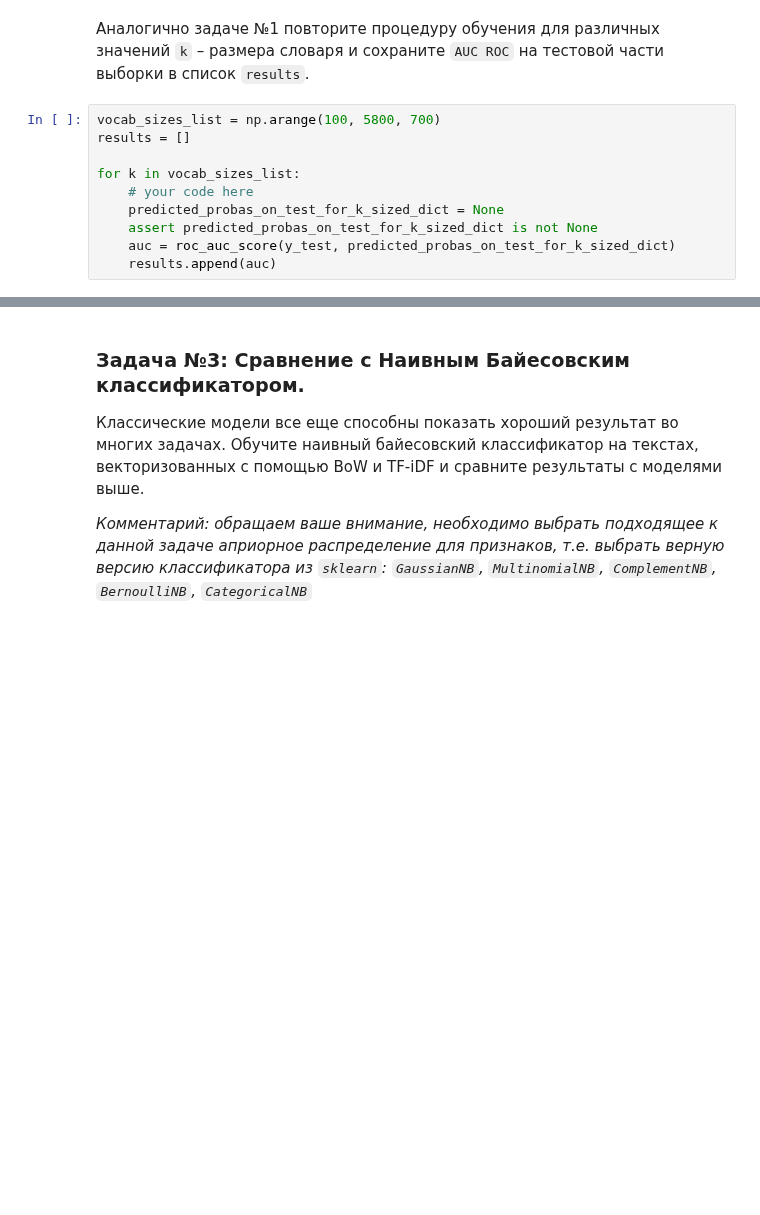
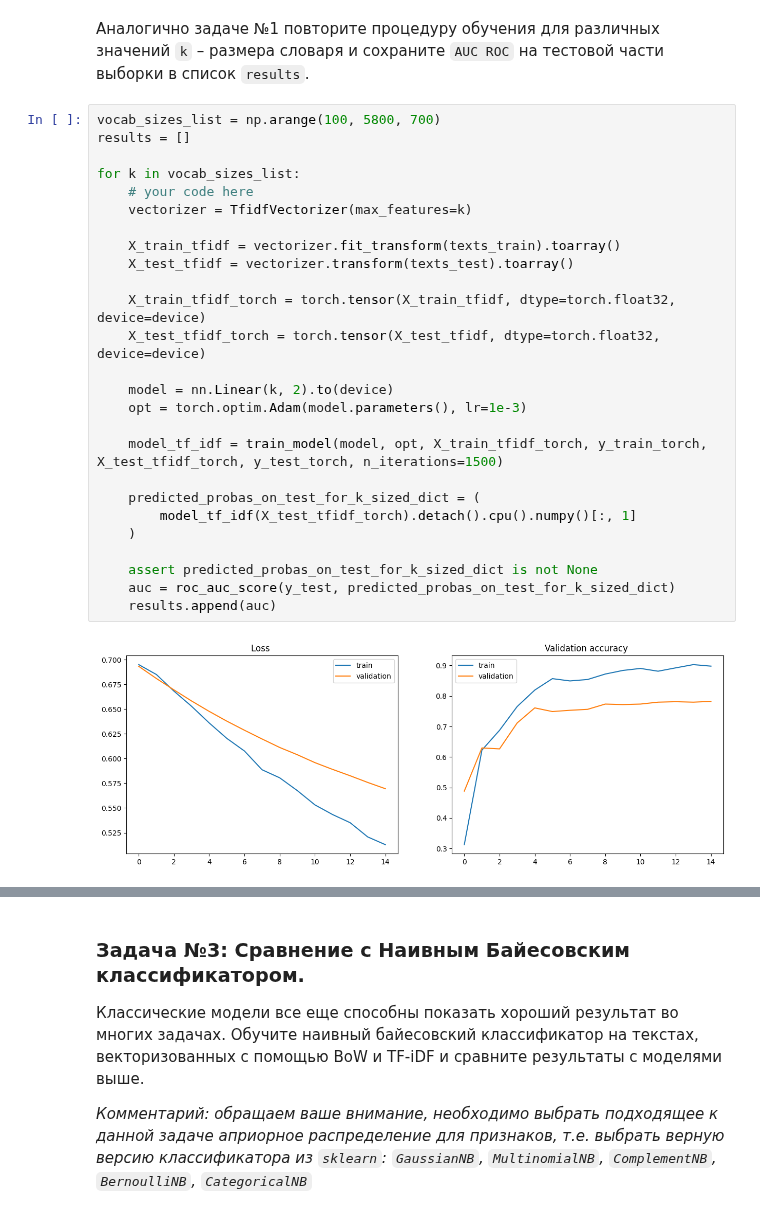
Before and after one commit to h4nd0m/yandex-ml-training-2.0--nlp-, a Jupyter notebook: 4-5. machine translation_BERT_GPT_T5/4/assignment_classic_text_classification__ru_ipynb_txt.ipynb, the cells around one changed output, grey strips where cells are left out. Saved outputs shown, nothing was run; the diff lists cells and outputs as text; blank space fills up the shorter version.

```diff
--- a/4-5. machine translation_BERT_GPT_T5/4/assignment_classic_text_classification__ru_ipynb_txt.ipynb
+++ b/4-5. machine translation_BERT_GPT_T5/4/assignment_classic_text_classification__ru_ipynb_txt.ipynb
@@ -421,13 +430,31 @@ assert (
 # %%
 vocab_sizes_list = np.arange(100, 5800, 700)
 results = []
 
 for k in vocab_sizes_list:
     # your code here
-    predicted_probas_on_test_for_k_sized_dict = None
+    vectorizer = TfidfVectorizer(max_features=k)
+
+    X_train_tfidf = vectorizer.fit_transform(texts_train).toarray()
+    X_test_tfidf = vectorizer.transform(texts_test).toarray()
+
+    X_train_tfidf_torch = torch.tensor(X_train_tfidf, dtype=torch.float32, device=device)
+    X_test_tfidf_torch = torch.tensor(X_test_tfidf, dtype=torch.float32, device=device)
+
+    model = nn.Linear(k, 2).to(device)
+    opt = torch.optim.Adam(model.parameters(), lr=1e-3)
+
+    model_tf_idf = train_model(model, opt, X_train_tfidf_torch, y_train_torch, X_test_tfidf_torch, y_test_torch, n_iterations=1500)
+
+    predicted_probas_on_test_for_k_sized_dict = (
+        model_tf_idf(X_test_tfidf_torch).detach().cpu().numpy()[:, 1]
+    )
+
     assert predicted_probas_on_test_for_k_sized_dict is not None
     auc = roc_auc_score(y_test, predicted_probas_on_test_for_k_sized_dict)
     results.append(auc)
+# %% [output]
+[figure, added]
 # %%
 # do not change the code in the block below
 # __________start of block__________
```
Also changed, not shown: parts of 25 cells of this notebook, 1 other file.
